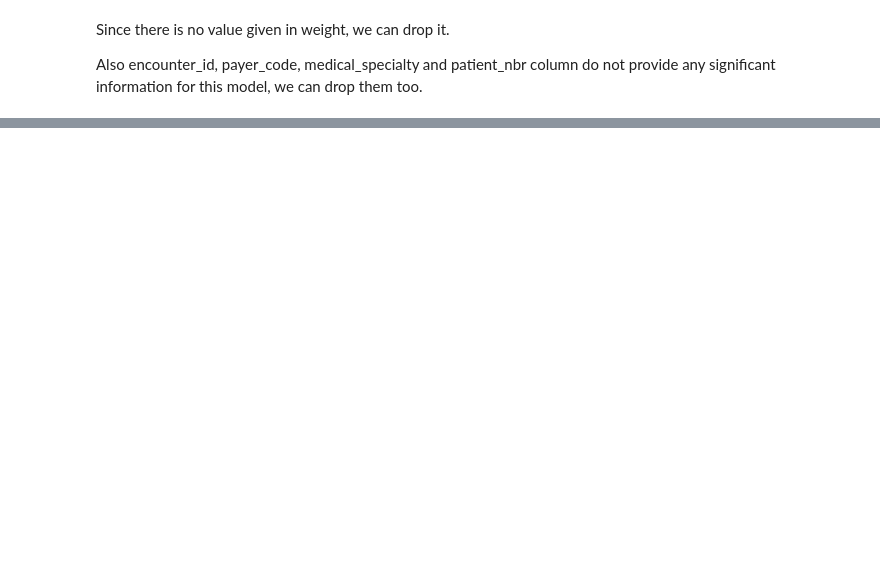
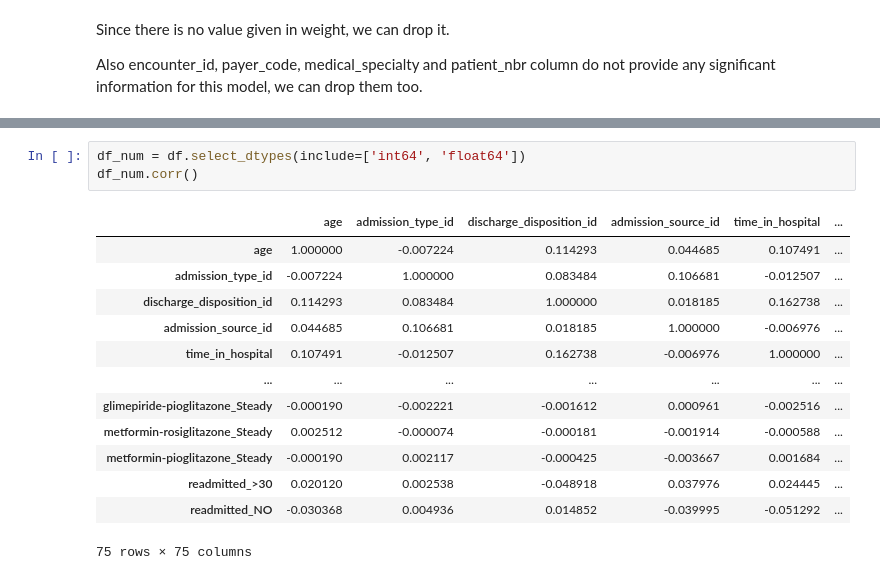
Before and after one commit to Ridima28/Hospital-Stay-Duration, a Jupyter notebook: main.ipynb, the cells around one changed output, grey strips where cells are left out. Drawn from its saved outputs; the diff is of its cells as text; blank space fills up the shorter version.

```diff
--- a/main.ipynb
+++ b/main.ipynb
@@ -133,0 +196,17 @@ Converting the incorrect datatype to the correct one
+# %%
+df_num = df.select_dtypes(include=['int64', 'float64'])
+df_num.corr()
+# %% [output]
+|  | age | admission_type_id | discharge_disposition_id | admission_source_id | time_in_hospital | ... |
+| age | 1.000000 | -0.007224 | 0.114293 | 0.044685 | 0.107491 | ... |
+| admission_type_id | -0.007224 | 1.000000 | 0.083484 | 0.106681 | -0.012507 | ... |
+| discharge_disposition_id | 0.114293 | 0.083484 | 1.000000 | 0.018185 | 0.162738 | ... |
+| admission_source_id | 0.044685 | 0.106681 | 0.018185 | 1.000000 | -0.006976 | ... |
+| time_in_hospital | 0.107491 | -0.012507 | 0.162738 | -0.006976 | 1.000000 | ... |
+| ... | ... | ... | ... | ... | ... | ... |
+| glimepiride-pioglitazone_Steady | -0.000190 | -0.002221 | -0.001612 | 0.000961 | -0.002516 | ... |
+| metformin-rosiglitazone_Steady | 0.002512 | -0.000074 | -0.000181 | -0.001914 | -0.000588 | ... |
+| metformin-pioglitazone_Steady | -0.000190 | 0.002117 | -0.000425 | -0.003667 | 0.001684 | ... |
+| readmitted_>30 | 0.020120 | 0.002538 | -0.048918 | 0.037976 | 0.024445 | ... |
+| readmitted_NO | -0.030368 | 0.004936 | 0.014852 | -0.039995 | -0.051292 | ... |
+75 rows × 75 columns
```
Also changed, not shown: parts of 27 cells of this notebook.
